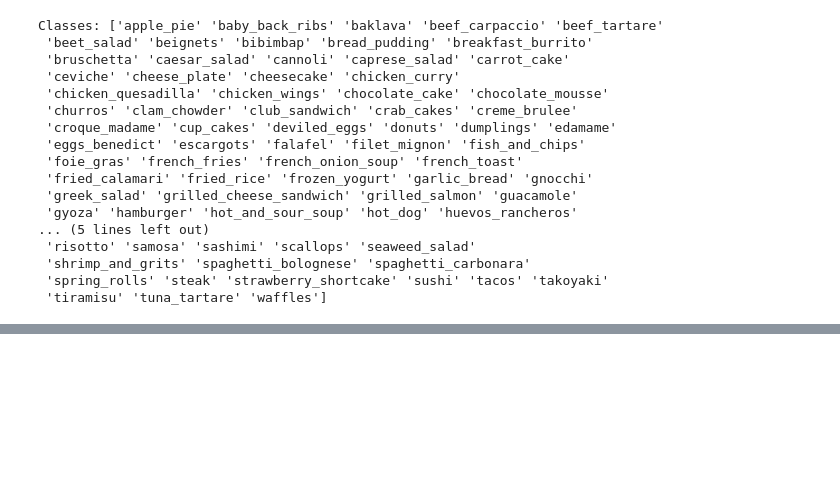
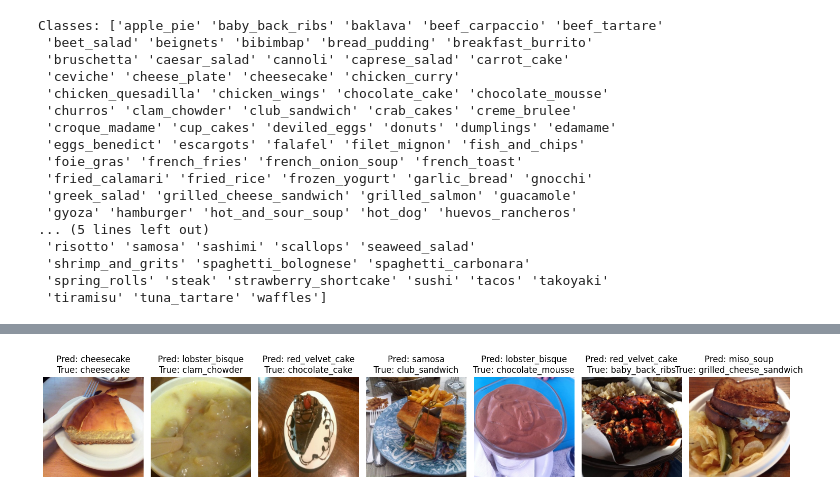
Before and after one commit to aiqbal34/ECS_174_FoodClassification, a Jupyter notebook: NN_Tuned.ipynb, the cells around one changed output, grey strips where cells are left out. Saved outputs shown, nothing was run; the diff lists cells and outputs as text; code cells hidden in the pictures; blank space fills up the shorter version.

```diff
--- a/NN_Tuned.ipynb
+++ b/NN_Tuned.ipynb
@@ -250,0 +254,84 @@ Epoch 30/30
+# %%
+import tensorflow as tf
+from PIL import Image
+import numpy as np
+import matplotlib.pyplot as plt
+
+def predict_image(image_path, model, class_labels):
+    # Load and preprocess the image
+    img = Image.open(image_path).convert("RGB")
+    img = img.resize((224, 224))  # Resize to model's input size
+    img_array = np.array(img) / 255.0  # Normalize pixel values to [0, 1]
+    img_array = tf.image.per_image_standardization(img_array)  # Normalize
+    img_array = np.expand_dims(img_array, axis=0)  # Add batch dimension
+
+    # Predict using the TensorFlow model
+    predictions = model.predict(img_array, verbose=0)
+    predicted_index = np.argmax(predictions.squeeze())  # Remove batch dimension and get max index
+
+    return class_labels[predicted_index]
+
+def show_and_predict_dataset_images(dataset, model, class_labels, num_images=3):
+    # Create an unbatched dataset
+
+    # Create a list to store samples
+    samples = []
+
+    # Extract samples from the dataset
+    shuffled_dataset = dataset.unbatch().shuffle(buffer_size=1000)  # Adjust buffer size as needed
+
+    # Extract a random subset of images and labels
+    for image, label in shuffled_dataset.take(num_images):
+        samples.append((image.numpy(), label.numpy()))
+
+    # Create subplot
+    fig, axs = plt.subplots(1, num_images, figsize=(15, 5))
+    if num_images == 1:
+        axs = [axs]  # Make axs iterable when only one image
+
+    for i, (image_array, true_label) in enumerate(samples):
+        # Handle different possible input shapes
+        if len(image_array.shape) > 3:
+            image_array = tf.squeeze(image_array)
+
+        # Create a copy for display
+        display_image = image_array.copy()
+
+        # Denormalize if necessary
+        if display_image.max() <= 1.0:
+            display_image = (display_image * 255).astype(np.uint8)
+
+        # Prepare image for model prediction
+        preprocessed_image = tf.convert_to_tensor(image_array)
+        preprocessed_image = tf.expand_dims(preprocessed_image, 0)  # Add batch dimension
+
+        # Make prediction
+        predictions = model.predict(preprocessed_image, verbose=0)
+       # print(predictions[0])
+        ## find max value of the prediction[0] array
+        predicted_idx = np.argmax(predictions[0])
+       # print(predicted_idx)
+
+
+        # Get class labels
+        predicted_label = class_labels[predicted_idx]
+        true_class = class_labels[true_label]
+
+        # Display image and predictions
+        axs[i].imshow(display_image)
+        axs[i].set_title(f'Pred: {predicted_label}\nTrue: {true_class}')
+        axs[i].axis('off')
+
+    plt.tight_layout()
+    plt.show()
+
+    # Evaluate model
+test_loss, test_accuracy = model.evaluate(test_dataset, verbose=0)
+print(f"Test accuracy: {test_accuracy:.4f}")
+
+# Get class labels
+classes = label_encoder.classes_
+
+# Show predictions
+show_and_predict_dataset_images(test_dataset, model, classes, num_images=7)
+# %% [output]
@@ -250,0 +339 @@ Epoch 30/30
+[figure, added]
```
Also changed, not shown: parts of 2 cells of this notebook, 1 other file.
